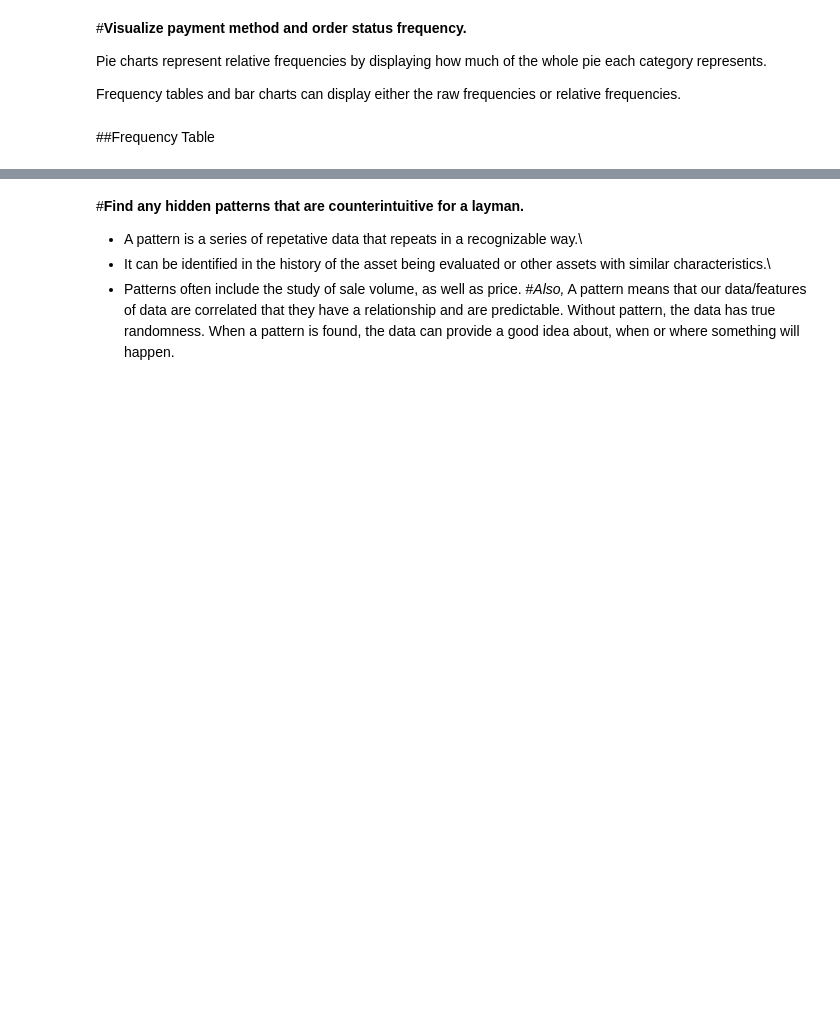
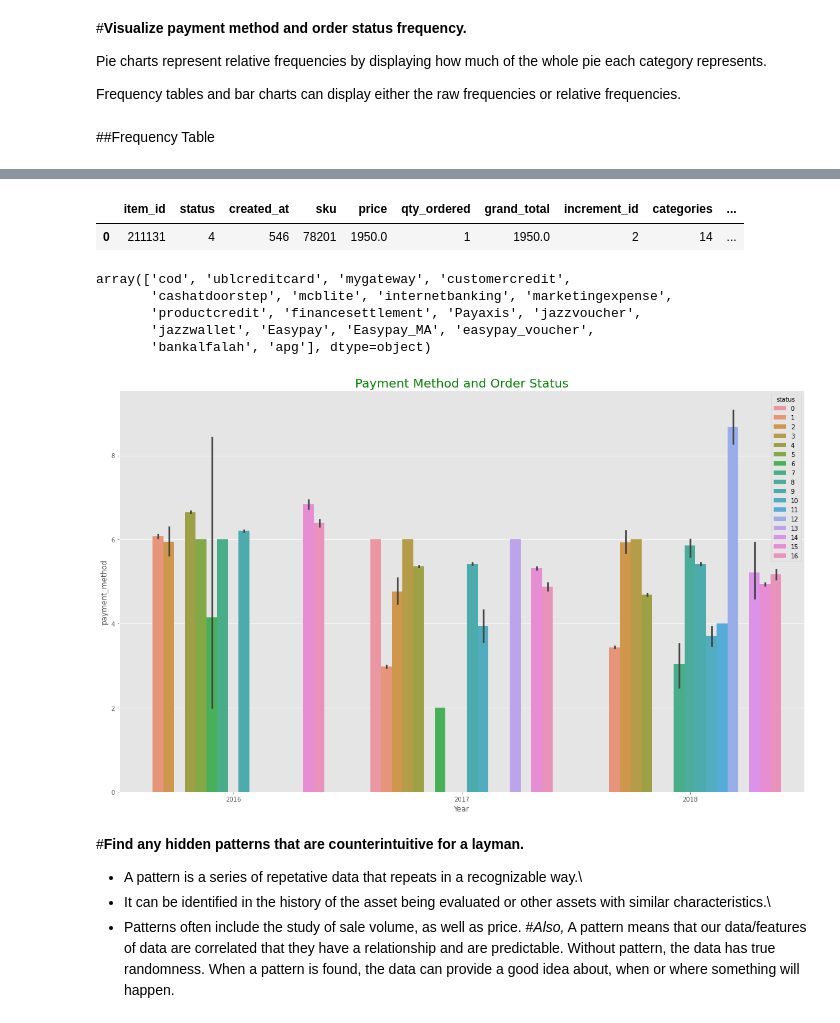
Before and after one commit to 3TInfoTinker/DeepLearningHandsOn, a Jupyter notebook: DLProj1Ecomerce.ipynb, the cells around one changed output, grey strips where cells are left out. Cells and saved outputs as stored; diff of their text form; code cells hidden in the pictures; blank space fills up the shorter version.

```diff
--- a/DLProj1Ecomerce.ipynb
+++ b/DLProj1Ecomerce.ipynb
@@ -316,0 +315,26 @@ plt.show()
+# %%
+df.head(1)
+# %% [output]
+|  | item_id | status | created_at | sku | price | qty_ordered | grand_total | increment_id | categories | ... |
+| 0 | 211131 | 4 | 546 | 78201 | 1950.0 | 1 | 1950.0 | 2 | 14 | ... |
+# %%
+Pmtunq = df1['payment_method'].unique()
+Pmtunq
+#Sttsunq = df1['status'].unique()
+#Sttsunq
+#Cretdunq = df1['created_at'].unique()
+#Cretdunq
+#print("Payment Method Unique Values:\n",Pmtunq,"\n\nOrder Status Unique Values:\n",Sttsunq,"\n\nOrder Created-on Unique Values:\n",Cretdunq)
+# %% [output]
+array(['cod', 'ublcreditcard', 'mygateway', 'customercredit',
+       'cashatdoorstep', 'mcblite', 'internetbanking', 'marketingexpense',
+       'productcredit', 'financesettlement', 'Payaxis', 'jazzvoucher',
+       'jazzwallet', 'Easypay', 'Easypay_MA', 'easypay_voucher',
+       'bankalfalah', 'apg'], dtype=object)
+# %%
+
+plt.figure(figsize = (20, 12))
+plt.title("Payment Method and Order Status", fontsize = 20, color = 'Green', fontweight = 16)
+ax = sns.barplot(data = df, x="Year", y="payment_method", hue="status")
+# %% [output]
+[figure, added]
```
Also changed, not shown: parts of 16 cells of this notebook.
